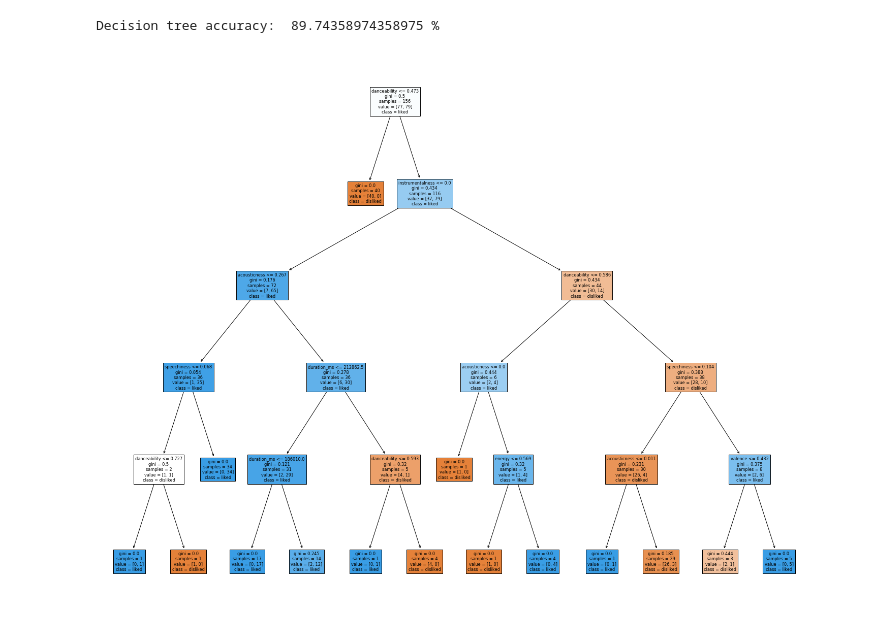
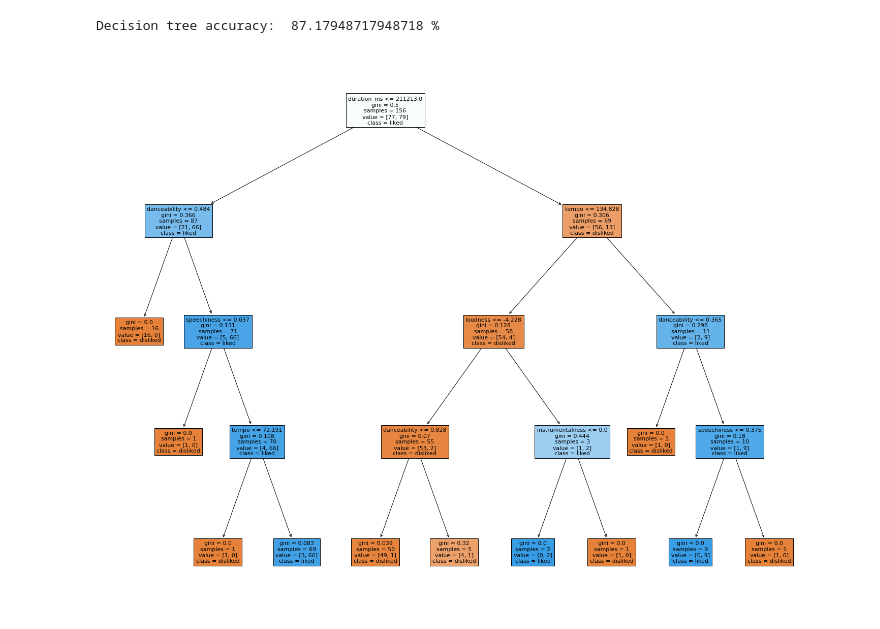
Before and after one commit to GreatPhoenix/462Option2FinalProject, a Jupyter notebook: SpotifyDT.ipynb, the cells around one changed output. Drawn from its saved outputs; the diff is of its cells as text; code cells hidden in the pictures.

```diff
--- a/SpotifyDT.ipynb
+++ b/SpotifyDT.ipynb
@@ -28,5 +9,12 @@ full_data = df.drop("liked", axis=1)
 # %%
-xtrain, xtest, ytrain, ytest = train_test_split(full_data, df["liked"], test_size=.20)
+df = pd.read_csv("data.csv")
+full_data = df.drop("liked", axis=1)
+
+# xtrain, xtest, ytrain, ytest = train_test_split(full_data, df["liked"], test_size=.20)
+xtrain = pd.read_csv('xtrain.csv').iloc[: , 1:]
+xtest = pd.read_csv('xtest.csv').iloc[: , 1:]
+ytrain = pd.read_csv('ytrain.csv').iloc[: , 1:]
+ytest = pd.read_csv('ytest.csv').iloc[: , 1:]
 # %%
 dtreeaccs = []
 for i in range(1,11):
@@ -70,20 +58,20 @@ sn.heatmap(confusion_matrix, annot=True)
 # %%
-ylist = ytest.to_list()
+ylist = np.array(ytest).ravel()
 dfA = len(ylist)
 for y in range(0,len(ylist)):
     if pred[y] != ylist[y]:
         dfA -= 1
 print("Decision tree accuracy: ", dfA/len(ylist) * 100, "%")
 # %% [output]
-Decision tree accuracy:  89.74358974358975 %
+Decision tree accuracy:  87.17948717948718 %
 # %%
 from sklearn import tree
 
 fig = plt.figure(figsize=(25,20))
 blah = tree.plot_tree(tuned_dtree,
-                feature_names=full_data.columns,
+                feature_names=xtrain.columns,
                       class_names=['disliked', 'liked'],
                    filled=True)
-fig.savefig("decistion_tree.png")
+fig.savefig("spotify_tuned_dt.png")
 # %% [output]
-[figure, old version]
+[figure, new version]
```
Also changed, not shown: parts of 5 cells of this notebook.
